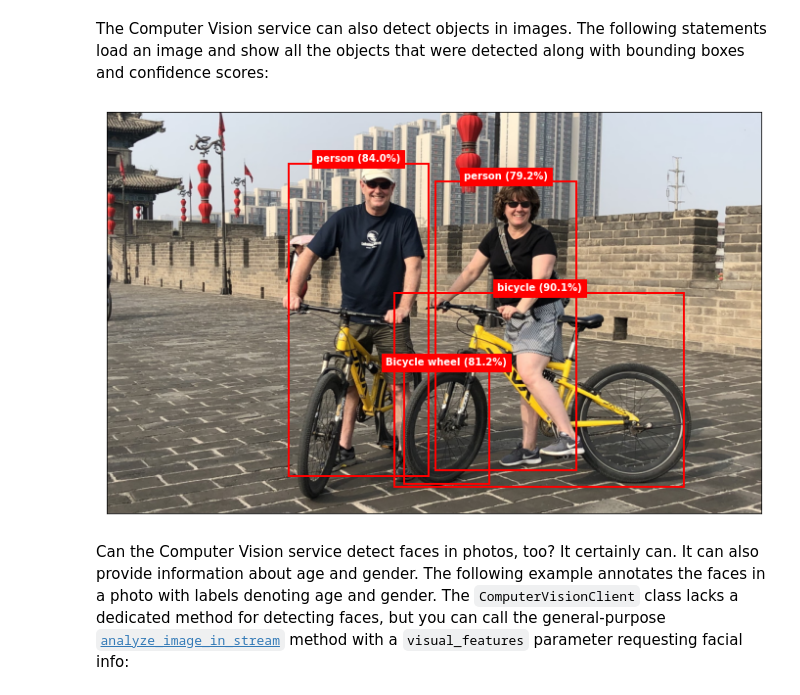
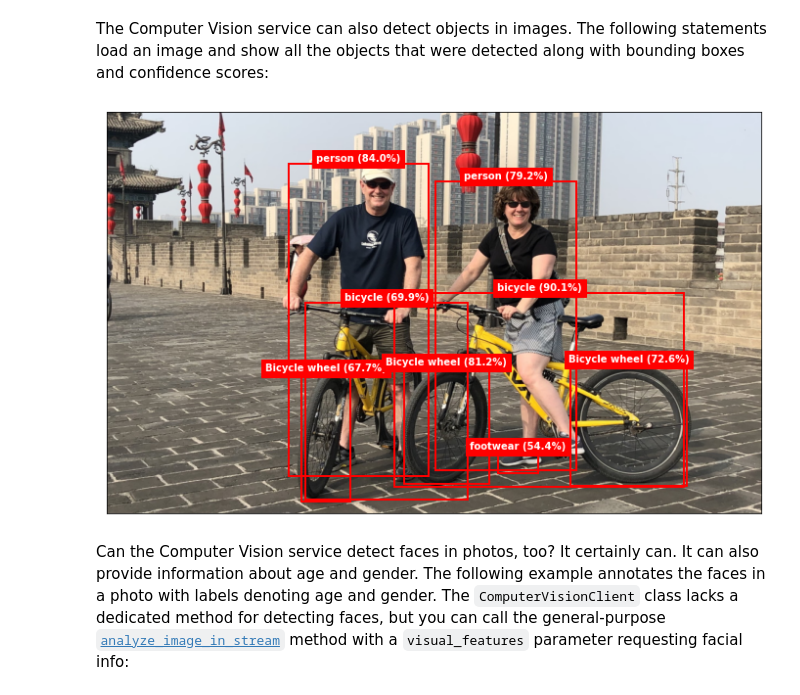
Before and after one commit to jeffprosise/Applied-Machine-Learning, a Jupyter notebook: Chapter 14/Computer Vision Service.ipynb, the cells around one changed output. Saved outputs shown, nothing was run; the diff lists cells and outputs as text; code cells hidden in the pictures.

```diff
--- a/Chapter 14/Computer Vision Service.ipynb
+++ b/Chapter 14/Computer Vision Service.ipynb
@@ -55,26 +55,26 @@ The Computer Vision service can also detect objects in images. The following sta
 # %%
 from matplotlib.patches import Rectangle
 
-def annotate_object(name, confidence, bbox, min_confidence=0.75):
+def annotate_object(name, confidence, bbox, min_confidence=0.5):
     if (confidence > min_confidence):
         x, y, w, h = bbox.x, bbox.y, bbox.w, bbox.h
         rect = Rectangle((x, y), w, h, color='red', fill=False, lw=2)
         ax.add_patch(rect)
         text = f'{name} ({confidence:.1%})'
         ax.text(x + (w / 2), y, text, color='white', backgroundcolor='red',
                 ha='center', va='bottom', fontweight='bold', bbox=dict(color='red'))
 
 image = plt.imread('Data/xian.jpg')
 fig, ax = plt.subplots(figsize=(12, 8), subplot_kw={'xticks': [], 'yticks': []})
 ax.imshow(image)
 
 with open('Data/xian.jpg', mode='rb') as image:
     result = client.detect_objects_in_stream(image)
 
     for object in result.objects:
         annotate_object(object.object_property, object.confidence, object.rectangle)
 # %% [output]
-[figure, old version]
+[figure, new version]
 # %% [markdown]
 Can the Computer Vision service detect faces in photos, too? It certainly can. It can also provide information about age and gender. The following example annotates the faces in a photo with labels denoting age and gender. The `ComputerVisionClient` class lacks a dedicated method for detecting faces, but you can call the general-purpose [`analyze_image_in_stream`](https://docs.microsoft.com/en-us/python/api/azure-cognitiveservices-vision-computervision/azure.cognitiveservices.vision.computervision.operations.computervisionclientoperationsmixin?view=azure-python#azure-cognitiveservices-vision-computervision-operations-computervisionclientoperationsmixin-analyze-image-in-stream) method with a `visual_features` parameter requesting facial info:
 # %%
```
